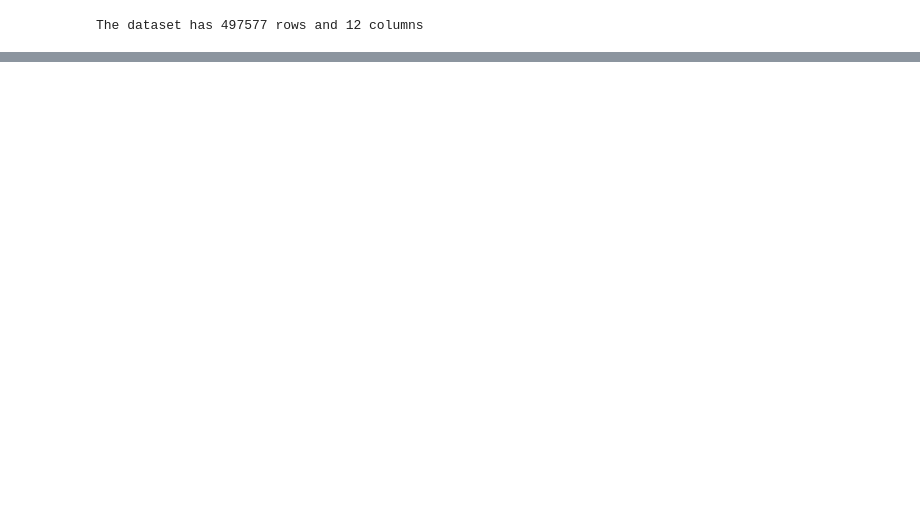
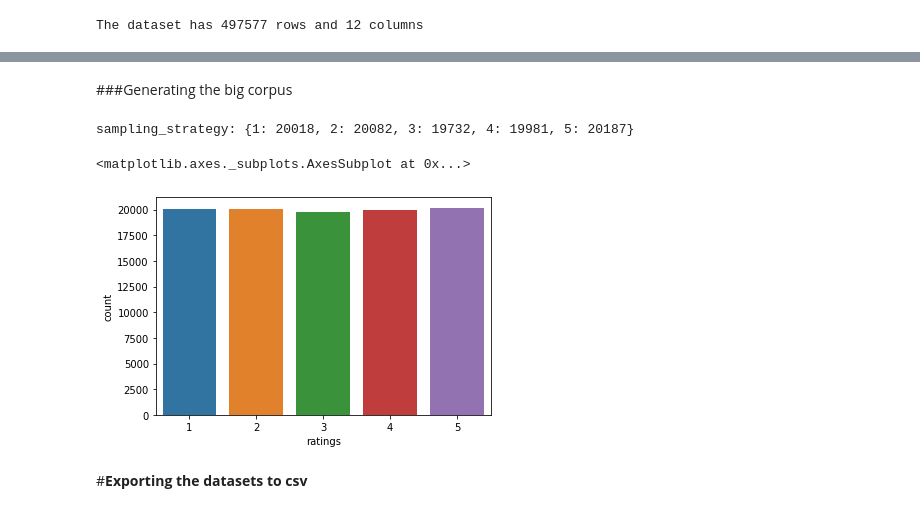
Before and after one commit to d4nielmeyer/Sentiment-Analysis-for-Marketing, a Jupyter notebook: Notebooks/01_CreateTheDataset.ipynb, the cells around one changed output, grey strips where cells are left out. Saved outputs shown, nothing was run; the diff lists cells and outputs as text; code cells hidden in the pictures; blank space fills up the shorter version.

Commit message:
Creating the datasets

```diff
--- a/Notebooks/01_CreateTheDataset.ipynb
+++ b/Notebooks/01_CreateTheDataset.ipynb
@@ -55,0 +145,39 @@ reviews_df.head()
+# %% [markdown]
+###Generating the big corpus
+# %%
+# to get identical results
+np.random.seed(42)
+
+# get 100k on random ratings (1-5) as numpy array
+random_ratings = np.random.randint(low=1, high=6, size=100000)
+# %%
+# counting the datapoints for each rating
+rating, counts = np.unique(random_ratings, return_counts=True)
+
+# creating a dictionary containing rating and frequency
+sampling_strategy = {}
+for k, v in zip(rating, counts):
+    sampling_strategy[k] = v
+print(f'sampling_strategy: {sampling_strategy}')
+# %% [output]
+sampling_strategy: {1: 20018, 2: 20082, 3: 19732, 4: 19981, 5: 20187}
+# %%
+# initializing random under sampler with predefined sampling strategy, random_state = 42 to get identical results
+rus = RandomUnderSampler(
+    sampling_strategy=sampling_strategy,
+    random_state=42,)
+
+# resampling the data
+x_under_b, y_under_b = rus.fit_resample(X, y)
+# %%
+# converting back to DataFrame, adjusting data type
+big_corpus = pd.DataFrame({'ratings': y_under_b.flatten(), 'reviews': x_under_b.flatten()})
+big_corpus['ratings'] = big_corpus['ratings'].astype('int32')
+# %%
+# checking the requirements
+sns.countplot(data = big_corpus, x='ratings')
+# %% [output]
+<matplotlib.axes._subplots.AxesSubplot at 0x...>
+[figure, added]
+# %% [markdown]
+#**Exporting the datasets to csv**
```
Also changed, not shown: parts of 17 cells of this notebook, 2 other files.
